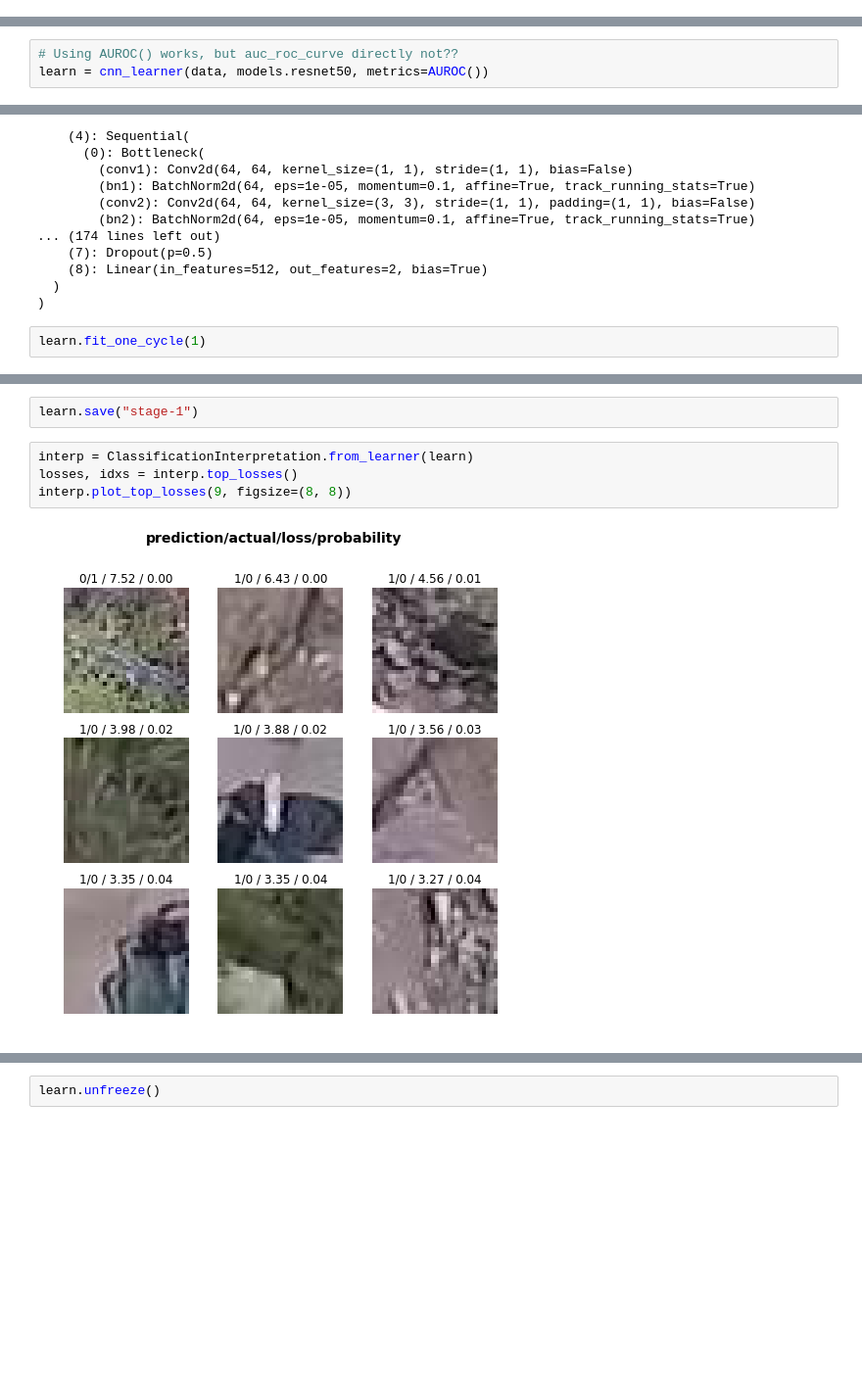
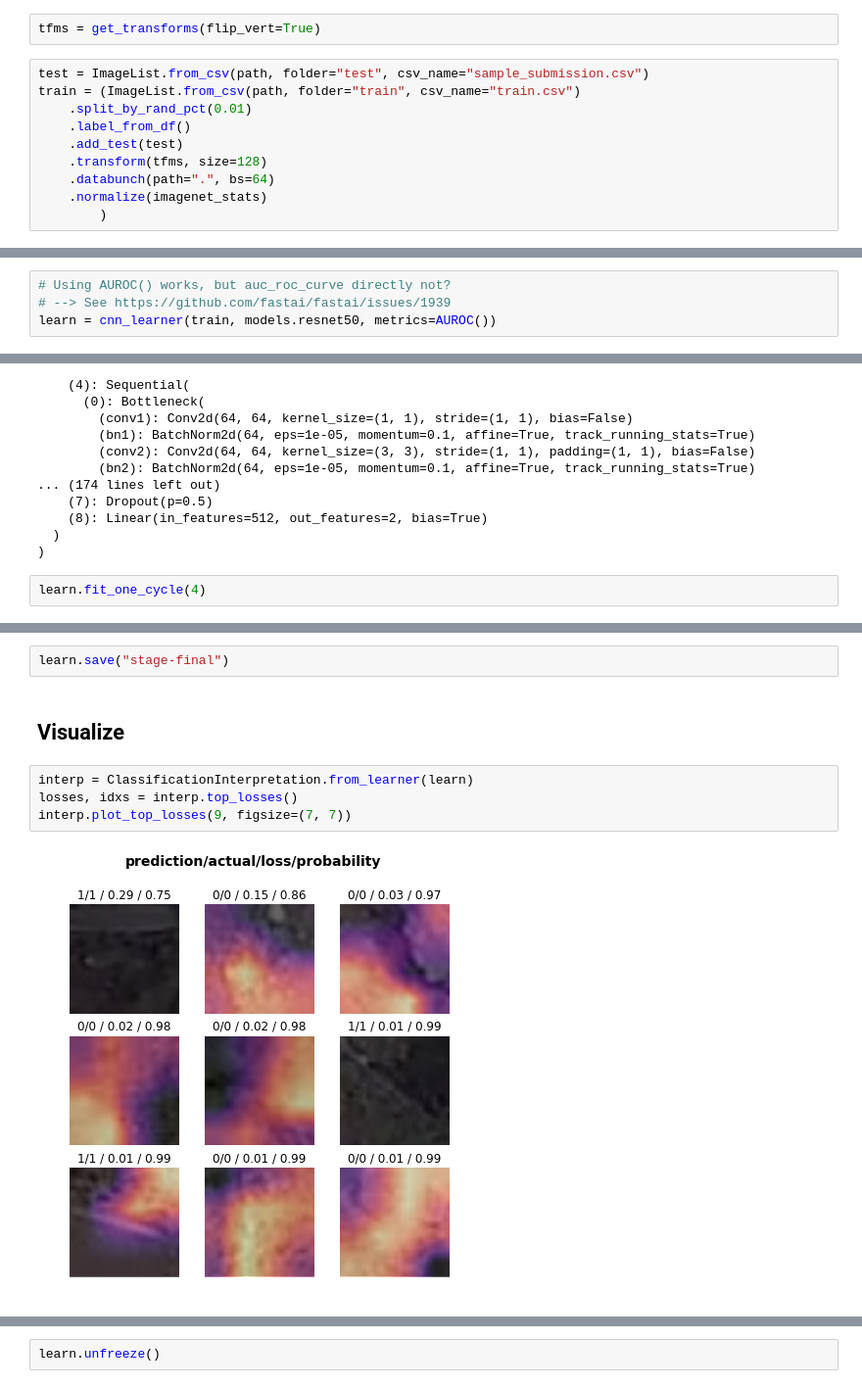
Before and after one commit to Huizerd/cactuses, a Jupyter notebook: cactuses/cactuses.ipynb, the cells around one changed output, grey strips where cells are left out. Shown: that part at 98% size. Cells and saved outputs as stored; diff of their text form; blank space fills up the shorter version.

Commit message:
Data for new challenges

```diff
--- a/cactuses/cactuses.ipynb
+++ b/cactuses/cactuses.ipynb
@@ -23 +22,13 @@ data = ImageDataBunch.from_csv(
+# %%
+tfms = get_transforms(flip_vert=True)
+# %%
+test = ImageList.from_csv(path, folder="test", csv_name="sample_submission.csv")
+train = (ImageList.from_csv(path, folder="train", csv_name="train.csv")
+    .split_by_rand_pct(0.01)
+    .label_from_df()
+    .add_test(test)
+    .transform(tfms, size=128)
+    .databunch(path=".", bs=64)
+    .normalize(imagenet_stats)
+        )
 # %%
@@ -57,6 +40,7 @@ def roc_curve(input:Tensor, targ:Tensor):
 # %%
-# Using AUROC() works, but auc_roc_curve directly not??
-learn = cnn_learner(data, models.resnet50, metrics=AUROC())
+# Using AUROC() works, but auc_roc_curve directly not?
+# --> See https://github.com/fastai/fastai/issues/1939
+learn = cnn_learner(train, models.resnet50, metrics=AUROC())
 # %%
 learn.model
 # %% [output]
@@ -78,6 +62,6 @@ Sequential(
   )
 )
 # %%
-learn.fit_one_cycle(1)
+learn.fit_one_cycle(4)
 # %% [output]
 | epoch | train_loss | valid_loss | auroc | time |
@@ -85,11 +72,13 @@ learn.fit_one_cycle(1)
 # %%
-learn.save("stage-1")
+learn.save("stage-final")
+# %% [markdown]
+## Visualize
 # %%
 interp = ClassificationInterpretation.from_learner(learn)
 losses, idxs = interp.top_losses()
-interp.plot_top_losses(9, figsize=(8, 8))
+interp.plot_top_losses(9, figsize=(7, 7))
 # %% [output]
-[figure, old version]
+[figure, new version]
 # %%
 interp.plot_confusion_matrix(figsize=(5, 5), dpi=60)
 # %% [output]
```
Also changed, not shown: parts of 17 cells of this notebook, 3 other files.
